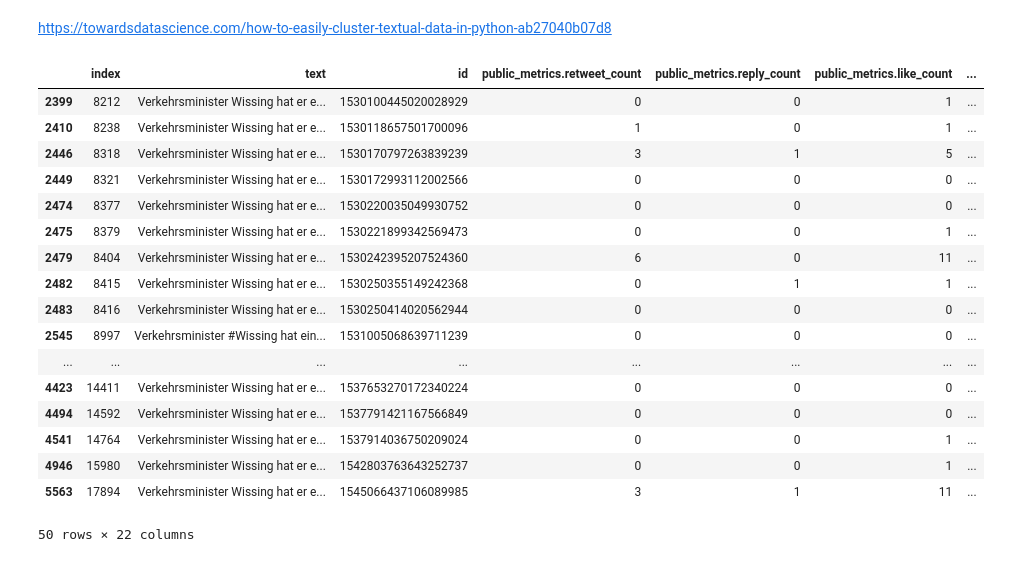
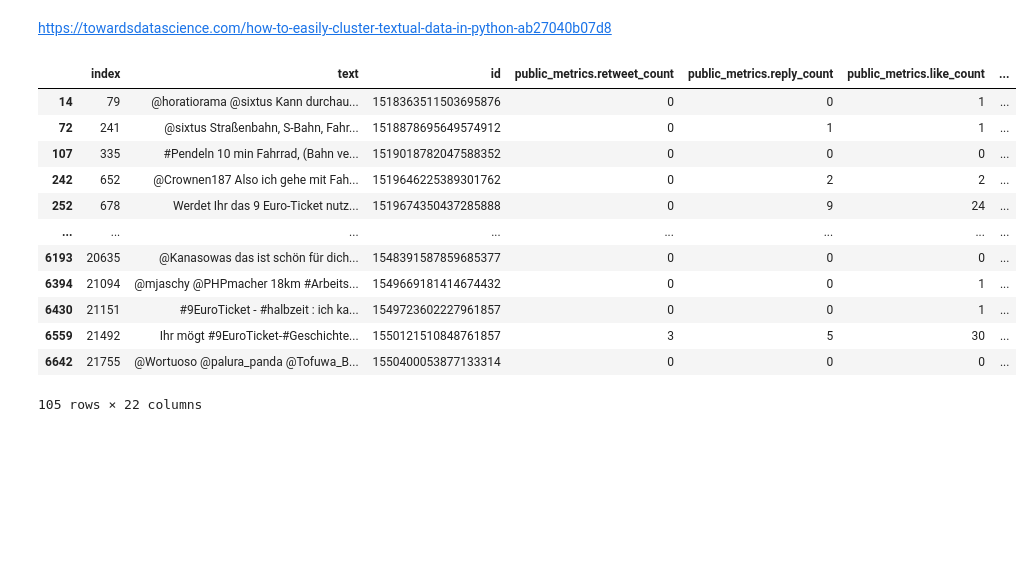
Before and after one commit to ohneBohne/Data_Challenges, a Jupyter notebook: Clustering.ipynb, the cells around one changed output. Cells and saved outputs as stored; diff of their text form; code cells hidden in the pictures; blank space fills up the shorter version.

```diff
--- a/Clustering.ipynb
+++ b/Clustering.ipynb
@@ -52,7 +54,11 @@ len(df['text'].unique())
 # %%
 df['text'] = df['text'].str.replace('\n',' ')
 corpus = df['text']
-vectorizer = TfidfVectorizer(stop_words=stop_words_german)
+vectorizer = TfidfVectorizer(stop_words=stop_words_german,
+                            strip_accents='unicode',
+#                             max_df=0.8,
+#                             min_df=100
+                            )
 X = vectorizer.fit_transform(corpus)
 vectorizer.get_feature_names()
 
@@ -143,5 +115,5 @@ plt.show()
 # %%
-kmeans = KMeans(n_clusters=4, random_state=0).fit(X)
+kmeans = KMeans(n_clusters=10, random_state=0).fit(X)
 kmeans.labels_
 
 cluster_centers = kmeans.cluster_centers_
@@ -177,23 +149,18 @@ https://towardsdatascience.com/how-to-easily-cluster-textual-data-in-python-ab27
 # %%
 df['text'] = df['text'].str.replace('\n',' ')
 # %%
-df[df['kmeans_label']==2]
+df[df['kmeans_label']==0]
 # %% [output]
 |  | index | text | id | public_metrics.retweet_count | public_metrics.reply_count | public_metrics.like_count | ... |
-| 2399 | 8212 | Verkehrsminister Wissing hat er e... | 1530100445020028929 | 0 | 0 | 1 | ... |
-| 2410 | 8238 | Verkehrsminister Wissing hat er e... | 1530118657501700096 | 1 | 0 | 1 | ... |
-| 2446 | 8318 | Verkehrsminister Wissing hat er e... | 1530170797263839239 | 3 | 1 | 5 | ... |
-| 2449 | 8321 | Verkehrsminister Wissing hat er e... | 1530172993112002566 | 0 | 0 | 0 | ... |
-| 2474 | 8377 | Verkehrsminister Wissing hat er e... | 1530220035049930752 | 0 | 0 | 0 | ... |
-| 2475 | 8379 | Verkehrsminister Wissing hat er e... | 1530221899342569473 | 0 | 0 | 1 | ... |
-| 2479 | 8404 | Verkehrsminister Wissing hat er e... | 1530242395207524360 | 6 | 0 | 11 | ... |
-| 2482 | 8415 | Verkehrsminister Wissing hat er e... | 1530250355149242368 | 0 | 1 | 1 | ... |
-| 2483 | 8416 | Verkehrsminister Wissing hat er e... | 1530250414020562944 | 0 | 0 | 0 | ... |
-| 2545 | 8997 | Verkehrsminister #Wissing hat ein... | 1531005068639711239 | 0 | 0 | 0 | ... |
+| 14 | 79 | @horatiorama @sixtus Kann durchau... | 1518363511503695876 | 0 | 0 | 1 | ... |
+| 72 | 241 | @sixtus Straßenbahn, S-Bahn, Fahr... | 1518878695649574912 | 0 | 1 | 1 | ... |
+| 107 | 335 | #Pendeln 10 min Fahrrad, (Bahn ve... | 1519018782047588352 | 0 | 0 | 0 | ... |
+| 242 | 652 | @Crownen187 Also ich gehe mit Fah... | 1519646225389301762 | 0 | 2 | 2 | ... |
+| 252 | 678 | Werdet Ihr das 9 Euro-Ticket nutz... | 1519674350437285888 | 0 | 9 | 24 | ... |
 | ... | ... | ... | ... | ... | ... | ... | ... |
-| 4423 | 14411 | Verkehrsminister Wissing hat er e... | 1537653270172340224 | 0 | 0 | 0 | ... |
-| 4494 | 14592 | Verkehrsminister Wissing hat er e... | 1537791421167566849 | 0 | 0 | 0 | ... |
-| 4541 | 14764 | Verkehrsminister Wissing hat er e... | 1537914036750209024 | 0 | 0 | 1 | ... |
-| 4946 | 15980 | Verkehrsminister Wissing hat er e... | 1542803763643252737 | 0 | 0 | 1 | ... |
-| 5563 | 17894 | Verkehrsminister Wissing hat er e... | 1545066437106089985 | 3 | 1 | 11 | ... |
+| 6193 | 20635 | @Kanasowas das ist schön für dich... | 1548391587859685377 | 0 | 0 | 0 | ... |
+| 6394 | 21094 | @mjaschy @PHPmacher 18km #Arbeits... | 1549669181414674432 | 0 | 0 | 1 | ... |
+| 6430 | 21151 | #9EuroTicket - #halbzeit : ich ka... | 1549723602227961857 | 0 | 0 | 1 | ... |
+| 6559 | 21492 | Ihr mögt #9EuroTicket-#Geschichte... | 1550121510848761857 | 3 | 5 | 30 | ... |
+| 6642 | 21755 | @Wortuoso @palura_panda @Tofuwa_B... | 1550400053877133314 | 0 | 0 | 0 | ... |
-50 rows × 22 columns
+105 rows × 22 columns
```
Also changed, not shown: parts of 26 cells of this notebook, 6 other files.
